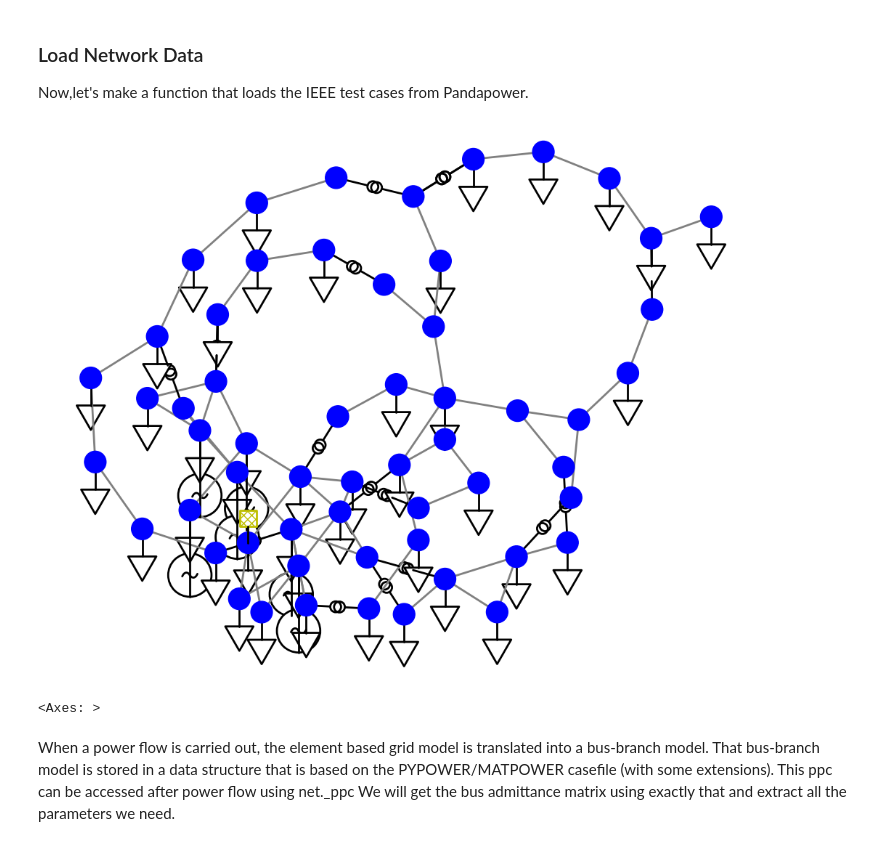
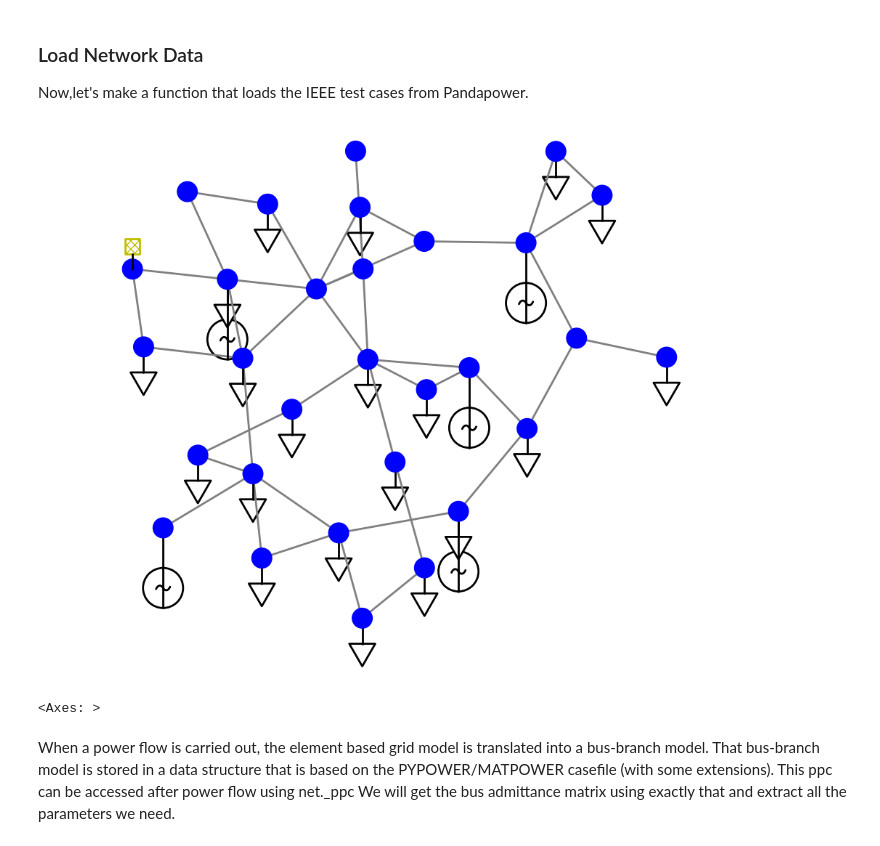
Before and after one commit to maxwang1499/SDP_OPF, a Jupyter notebook: Optimization_3.ipynb, the cells around one changed output. Cells and saved outputs as stored; diff of their text form; code cells hidden in the pictures.

```diff
--- a/Optimization_3.ipynb
+++ b/Optimization_3.ipynb
@@ -22,31 +22,31 @@ Now,let's make a function that loads the IEEE test cases from Pandapower.
 # %%
 # Select IEEE test case
 def load_network(case):
     if case == 5:
         return nw.case5()
     if case == 14:
         return nw.case14()
     elif case == 30:
         return nw.case30()
     elif case == 57:
         return nw.case57()
     elif case == 118:
         return nw.case118()
     elif case == 300:
         return nw.case300()
     elif case == 'GB':
         return nw.GBnetwork()
     else:
         raise ValueError("Unsupported test case")
 
 # Load the chosen IEEE test case
-case_number = 57 # Change to 30, 57, or 118 for larger cases
+case_number = 30 # Change to 30, 57, or 118 for larger cases
 net = load_network(case_number)
 
 pp.runpp(net)  # Run power flow to initialize values
 plot.simple_plot(net, show_plot=True, plot_loads=True, plot_gens=True, gen_size =4, load_size=3, line_width=2, bus_size=2)
 # %% [output]
-[figure, old version]
+[figure, new version]
 <Axes: >
 # %% [markdown]
 When a power flow is carried out, the element based grid model is translated into a bus-branch model. That bus-branch model is stored in a data structure that is based on the PYPOWER/MATPOWER casefile (with some extensions). This ppc can be accessed after power flow using net._ppc
```
Also changed, not shown: parts of 12 cells of this notebook.
